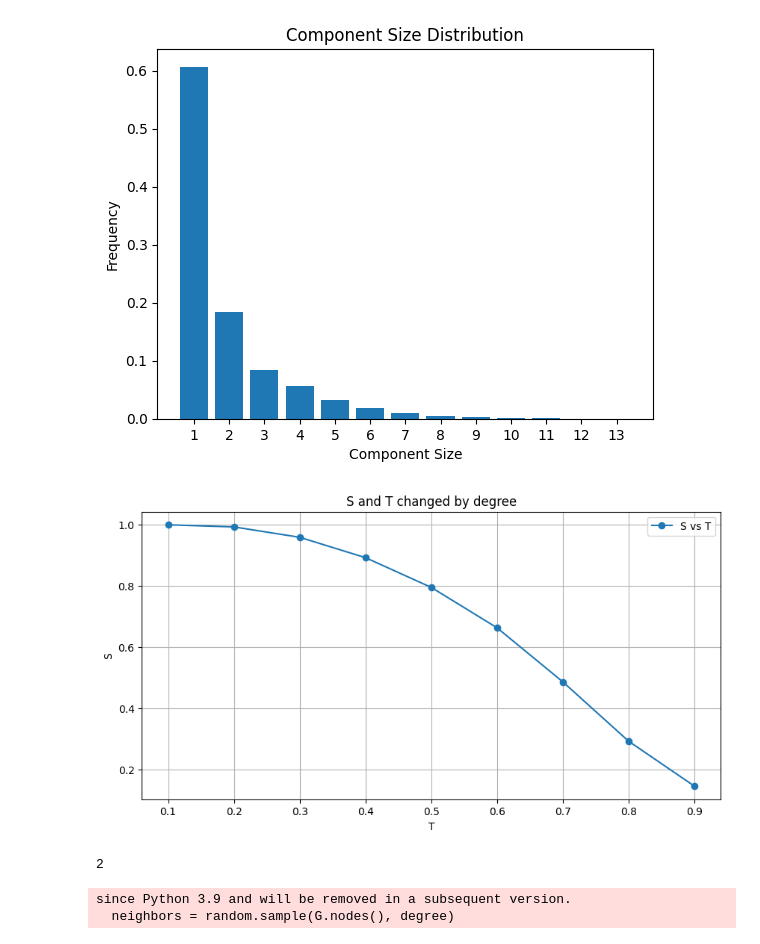
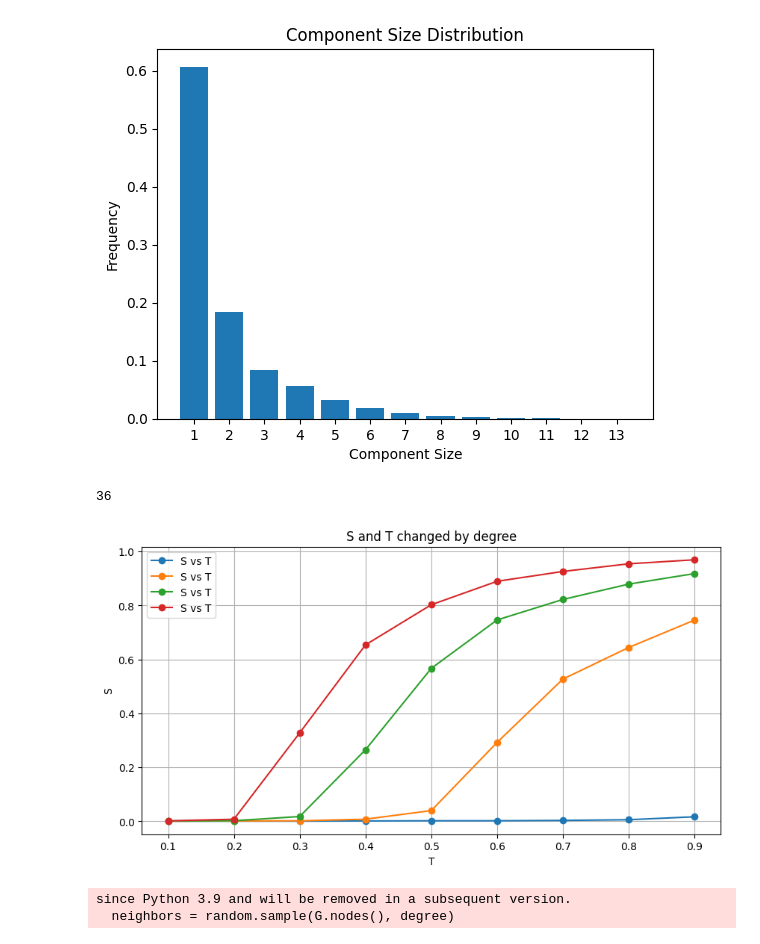
Before and after one commit to DingYX0731/Selected-Topics-in-Frontiers-of-Statistics, a Jupyter notebook: Assignment3/as3.ipynb, the cells around one changed output. Saved outputs shown, nothing was run; the diff lists cells and outputs as text; code cells hidden in the pictures.

```diff
--- a/Assignment3/as3.ipynb
+++ b/Assignment3/as3.ipynb
@@ -120,30 +120,50 @@ plt.title('Component Size Distribution')
 plt.show()
 # %% [output]
 [figure]
+# %%
+len(S_list)
+# %% [output]
+36
 # %%
+N = 10000
+k_list = [1, 2, 3, 4]
 S_list = []
 T_list = [0.1, 0.2, 0.3, 0.4, 0.5, 0.6, 0.7, 0.8, 0.9]
-for T in T_list:
-    S = 0.1
-    for i in range(10):
-        S = 1 - math.exp(-1 * S / T)
-    S_list.append(S)
+
+for k in k_list:
+    p = k / N
+    S_list_ = []
+    for T in T_list:
+        G = nx.erdos_renyi_graph(n, p)
+        for edge in list(G.edges()):
+            if random.random() > T:
+                G.remove_edge(*edge)
+
+        components = list(nx.connected_components(G))
+
+        largest_component = max(components, key=len)
+        S_list_.append(len(largest_component) / N)
+    S_list.append(S_list_)
+
 
 plt.figure(figsize=(10, 5))
-plt.plot(T_list, S_list, label='S vs T', marker='o')
+plt.plot(T_list, S_list[0], label='S vs T', marker='o')
+plt.plot(T_list, S_list[1], label='S vs T', marker='o')
+plt.plot(T_list, S_list[2], label='S vs T', marker='o')
+plt.plot(T_list, S_list[3], label='S vs T', marker='o')
 
 # plt.plot(degrees, T_list, label='T', marker='s', linestyle='--')
 
 plt.title('S and T changed by degree')
 plt.xlabel('T')
 plt.ylabel('S')
 
 plt.legend()
 
 plt.grid(True)
 plt.show()
 # %% [output]
-[figure, old version]
+[figure, new version]
 # %%
 N = 1001
 
@@ -170,5 +190 @@ degree_sequence = np.random.choice(np.arange(2, max_degree+1), size=N, p=degrees
-# %%
-min(degree_sequence)
-# %% [output]
-2
 # %%
```
Also changed, not shown: parts of 14 cells of this notebook, 11 other files.
